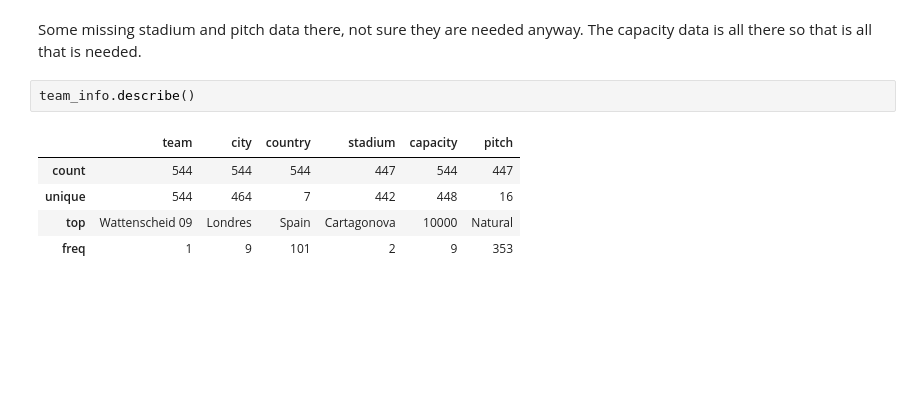
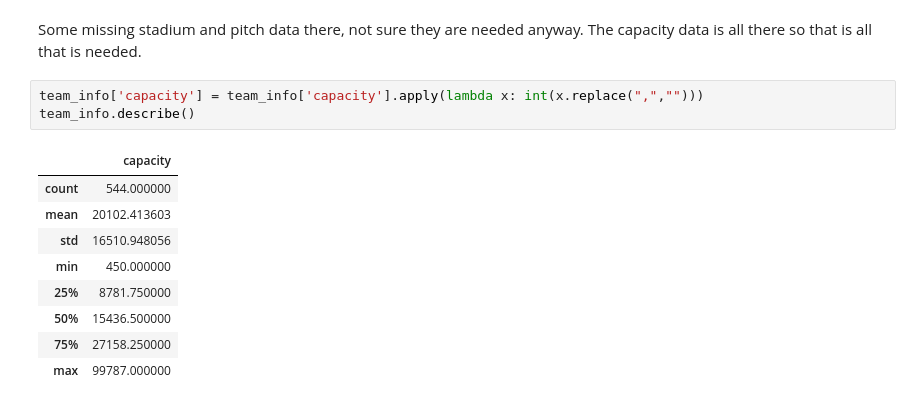
Before and after one commit to dan-bouchard/Football-Match-Outcome-Prediction, a Jupyter notebook: eda_and_data_cleaning.ipynb, the cells around one changed output. Cells and saved outputs as stored; diff of their text form; blank space fills up the shorter version.

```diff
--- a/eda_and_data_cleaning.ipynb
+++ b/eda_and_data_cleaning.ipynb
@@ -548,11 +548,16 @@ dtypes: object(6)
 memory usage: 25.6+ KB
 # %% [markdown]
 Some missing stadium and pitch data there, not sure they are needed anyway. The capacity data is all there so that is all that is needed.
-# %%
-team_info.describe()
-# %% [output]
-|  | team | city | country | stadium | capacity | pitch |
-| count | 544 | 544 | 544 | 447 | 544 | 447 |
-| unique | 544 | 464 | 7 | 442 | 448 | 16 |
-| top | Wattenscheid 09 | Londres | Spain | Cartagonova | 10000 | Natural |
-| freq | 1 | 9 | 101 | 2 | 9 | 353 |
+# %%
+team_info['capacity'] = team_info['capacity'].apply(lambda x: int(x.replace(",","")))
+team_info.describe()
+# %% [output]
+|  | capacity |
+| count | 544.000000 |
+| mean | 20102.413603 |
+| std | 16510.948056 |
+| min | 450.000000 |
+| 25% | 8781.750000 |
+| 50% | 15436.500000 |
+| 75% | 27158.250000 |
+| max | 99787.000000 |
```
Also changed, not shown: parts of 3 cells of this notebook, 3 other files.
